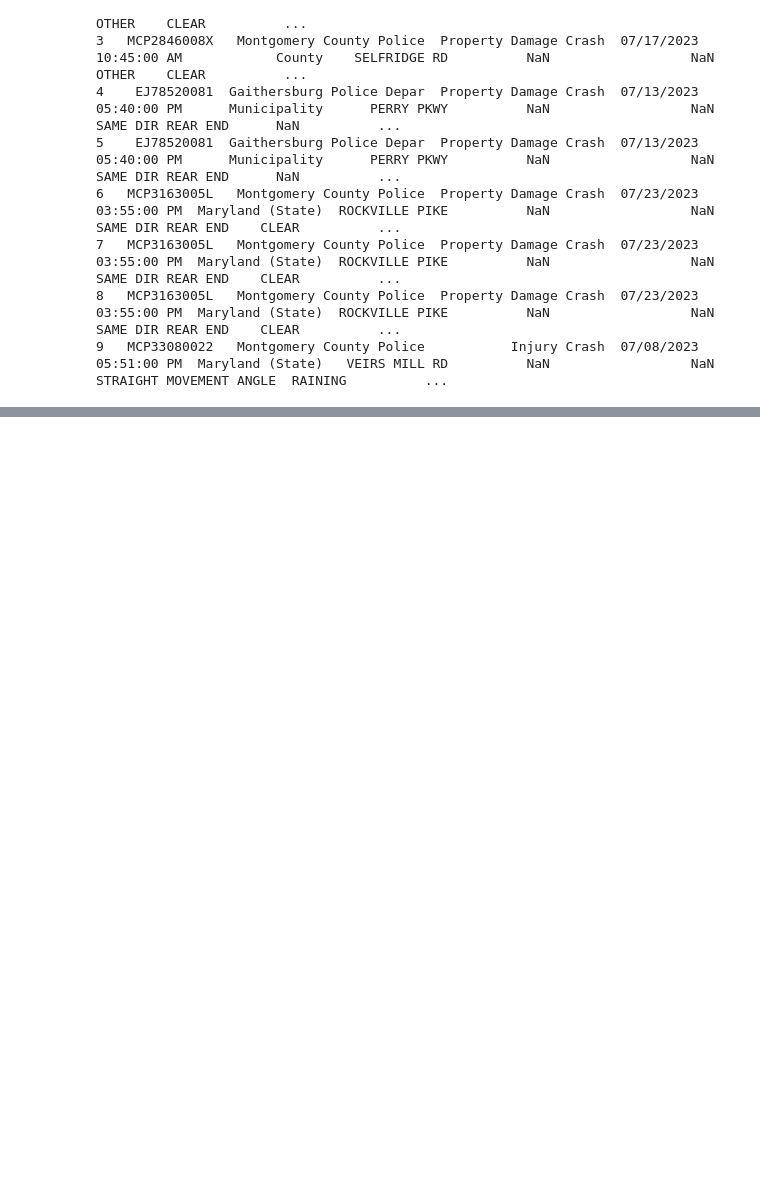
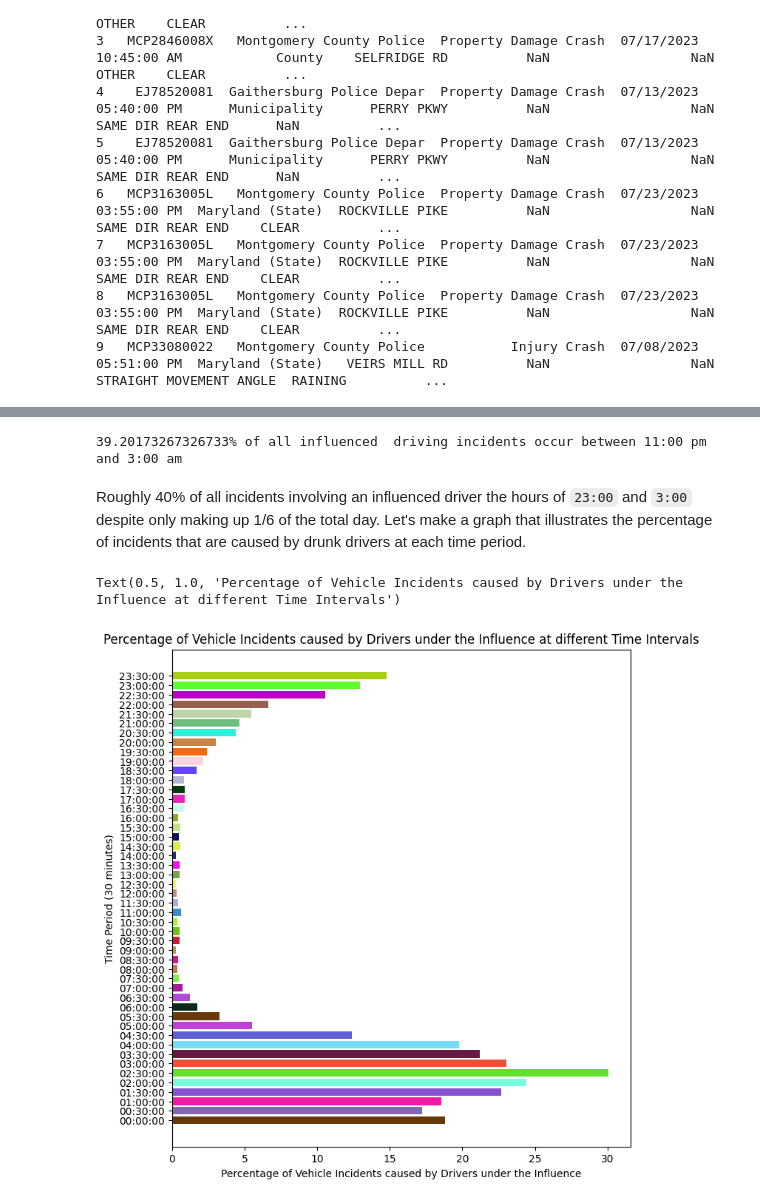
Before and after one commit to jpenovic/jpenovic.github.io, a Jupyter notebook: jpenovic-final.ipynb, the cells around one changed output, grey strips where cells are left out. Drawn from its saved outputs; the diff is of its cells as text; code cells hidden in the pictures; blank space fills up the shorter version.

```diff
--- a/jpenovic-final.ipynb
+++ b/jpenovic-final.ipynb
@@ -150,0 +208,19 @@ print(data[['Driver Substance Abuse', 'drivingDrunk']].head(30).to_string())
+# %%
+# Cast to np array
+infl_inc_np = np.array(inflIncByTime)
+print(f"{100*(infl_inc_np[-2:].sum()+infl_inc_np[:6].sum())/infl_inc_np.sum()}% of all influenced"
+      + " driving incidents occur between 11:00 pm and 3:00 am")
+# %% [output]
+39.20173267326733% of all influenced  driving incidents occur between 11:00 pm and 3:00 am
+# %% [markdown]
+Roughly 40% of all incidents involving an influenced driver the hours of `23:00` and `3:00` despite only making up 1/6 of the total day. Let's make a graph that illustrates the percentage of incidents that are caused by drunk drivers at each time period.
+# %%
+# Plot percentage of incidents caused by drivers under the influence at each time period
+plt.figure(figsize=(8, len(inflIncByTime)/bar_width_mod))
+plt.barh(y=inflIncByTime.index,width=100*inflIncByTime/incidentsByTime,color=colors)
+plt.xlabel("Percentage of Vehicle Incidents caused by Drivers under the Influence")
+plt.ylabel("Time Period (30 minutes)")
+plt.title("Percentage of Vehicle Incidents caused by Drivers under the Influence at different Time Intervals")
+# %% [output]
+Text(0.5, 1.0, 'Percentage of Vehicle Incidents caused by Drivers under the Influence at different Time Intervals')
+[figure, added]
```
Also changed, not shown: parts of 16 cells of this notebook, 1 other file.
